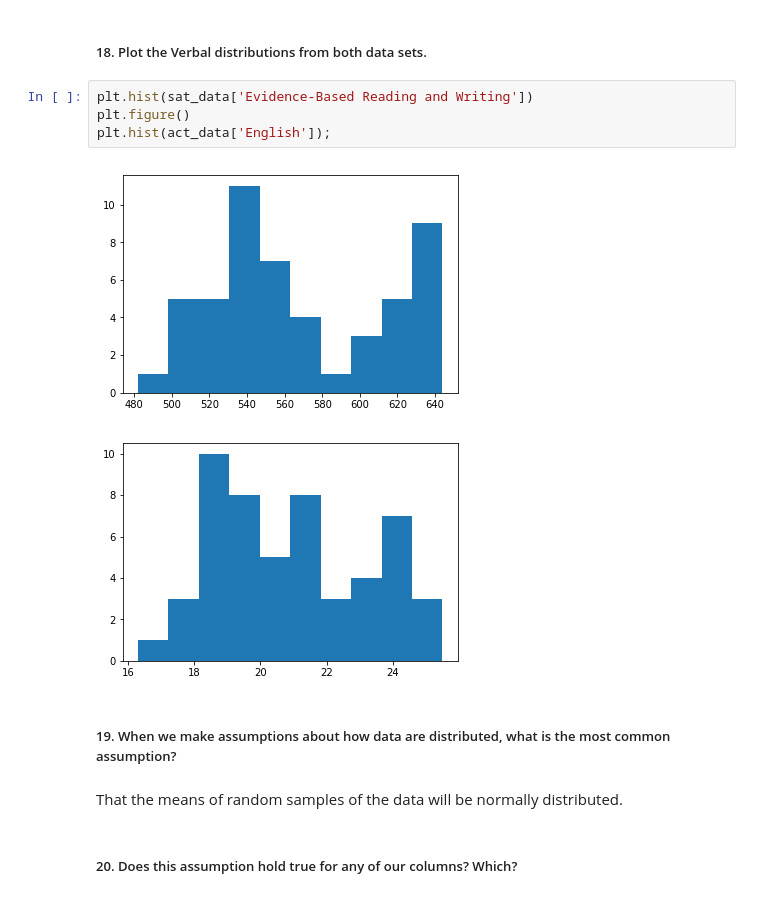
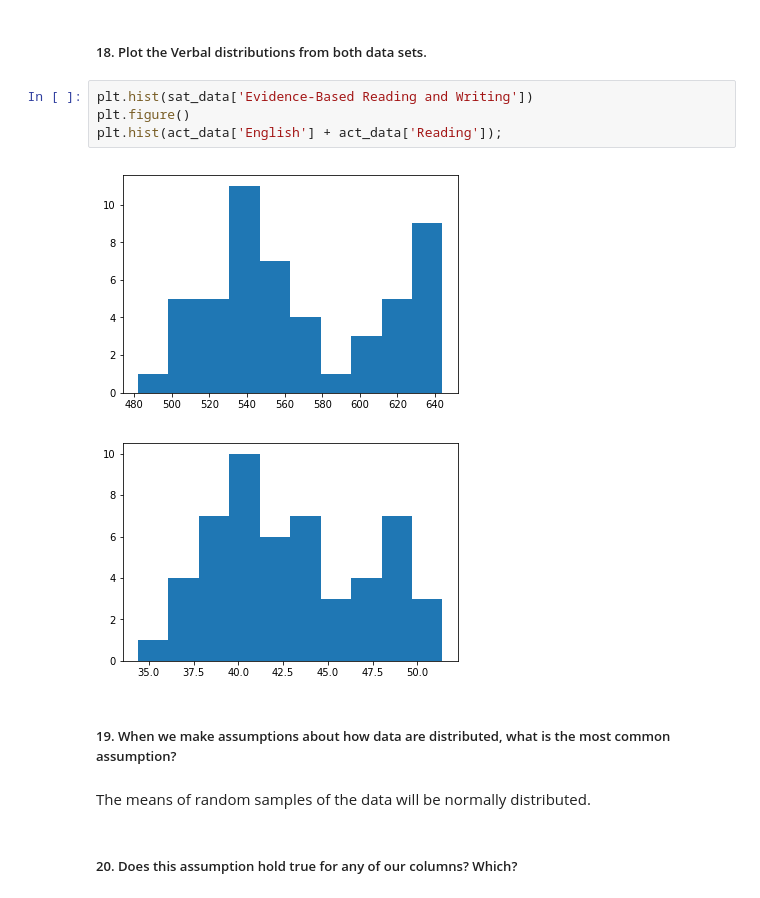
Before and after one commit to rajangdavis/Standardized-Testing-Participation-Exploration, a Jupyter notebook: rajan_davis_la/code/starter-code.ipynb, the cells around one changed output. Cells and saved outputs as stored; diff of their text form.

```diff
--- a/rajan_davis_la/code/starter-code.ipynb
+++ b/rajan_davis_la/code/starter-code.ipynb
@@ -336,13 +340,13 @@ plt.hist(act_data['Math']);
 # %%
 plt.hist(sat_data['Evidence-Based Reading and Writing'])
 plt.figure()
-plt.hist(act_data['English']);
+plt.hist(act_data['English'] + act_data['Reading']);
 # %% [output]
 [figure]
-[figure, old version]
+[figure, new version]
 # %% [markdown]
 ##### 19. When we make assumptions about how data are distributed, what is the most common assumption?
 # %% [markdown]
-That the means of random samples of the data will be normally distributed.
+The means of random samples of the data will be normally distributed.
 # %% [markdown]
 ##### 20. Does this assumption hold true for any of our columns? Which?
```
Also changed, not shown: parts of 18 cells of this notebook, 1 other file.
